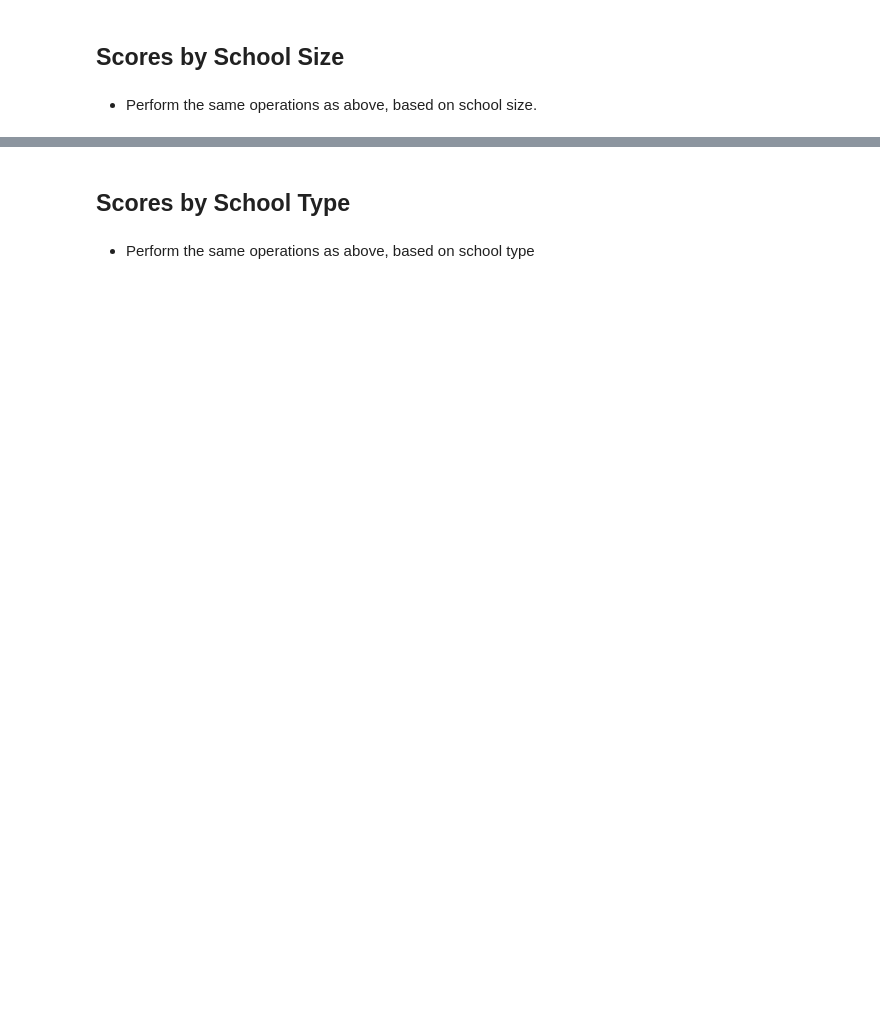
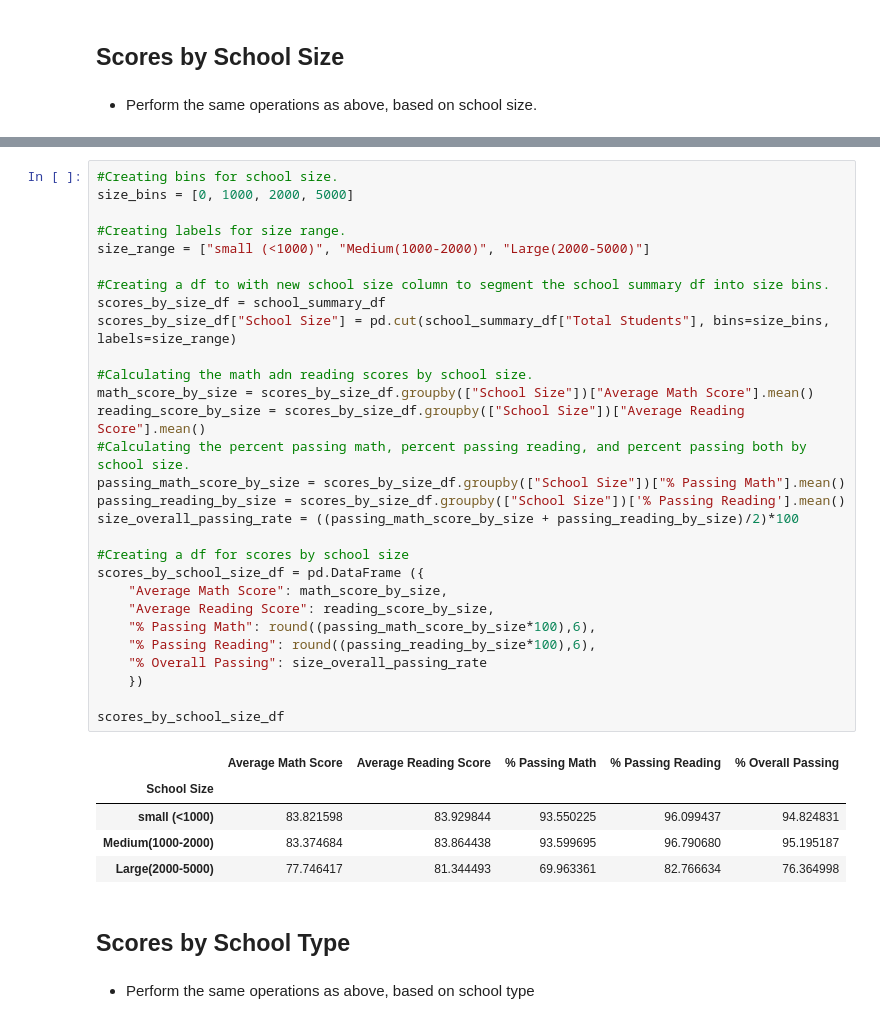
Before and after one commit to spicuzzi2010/Pandas-challenge, a Jupyter notebook: PyCitySchools_starter.ipynb, the cells around one changed output, grey strips where cells are left out. Drawn from its saved outputs; the diff is of its cells as text; blank space fills up the shorter version.

```diff
--- a/PyCitySchools_starter.ipynb
+++ b/PyCitySchools_starter.ipynb
@@ -305,3 +341,38 @@ reading_scores_by_grade_df
+# %%
+#Creating bins for school size.
+size_bins = [0, 1000, 2000, 5000]
+
+#Creating labels for size range.
+size_range = ["small (<1000)", "Medium(1000-2000)", "Large(2000-5000)"]
+
+#Creating a df to with new school size column to segment the school summary df into size bins.
+scores_by_size_df = school_summary_df
+scores_by_size_df["School Size"] = pd.cut(school_summary_df["Total Students"], bins=size_bins, labels=size_range)
+
+#Calculating the math adn reading scores by school size.
+math_score_by_size = scores_by_size_df.groupby(["School Size"])["Average Math Score"].mean()
+reading_score_by_size = scores_by_size_df.groupby(["School Size"])["Average Reading Score"].mean()
+#Calculating the percent passing math, percent passing reading, and percent passing both by school size.
+passing_math_score_by_size = scores_by_size_df.groupby(["School Size"])["% Passing Math"].mean()
+passing_reading_by_size = scores_by_size_df.groupby(["School Size"])['% Passing Reading'].mean()
+size_overall_passing_rate = ((passing_math_score_by_size + passing_reading_by_size)/2)*100
+
+#Creating a df for scores by school size
+scores_by_school_size_df = pd.DataFrame ({
+    "Average Math Score": math_score_by_size,
+    "Average Reading Score": reading_score_by_size,
+    "% Passing Math": round((passing_math_score_by_size*100),6),
+    "% Passing Reading": round((passing_reading_by_size*100),6),
+    "% Overall Passing": size_overall_passing_rate
+    })
+
+scores_by_school_size_df
+# %% [output]
+|  | Average Math Score | Average Reading Score | % Passing Math | % Passing Reading | % Overall Passing |
+| School Size |  |  |  |  |  |
+| small (<1000) | 83.821598 | 83.929844 | 93.550225 | 96.099437 | 94.824831 |
+| Medium(1000-2000) | 83.374684 | 83.864438 | 93.599695 | 96.790680 | 95.195187 |
+| Large(2000-5000) | 77.746417 | 81.344493 | 69.963361 | 82.766634 | 76.364998 |
 # %% [markdown]
 ## Scores by School Type
 # %% [markdown]
```
Also changed, not shown: parts of 12 cells of this notebook.
